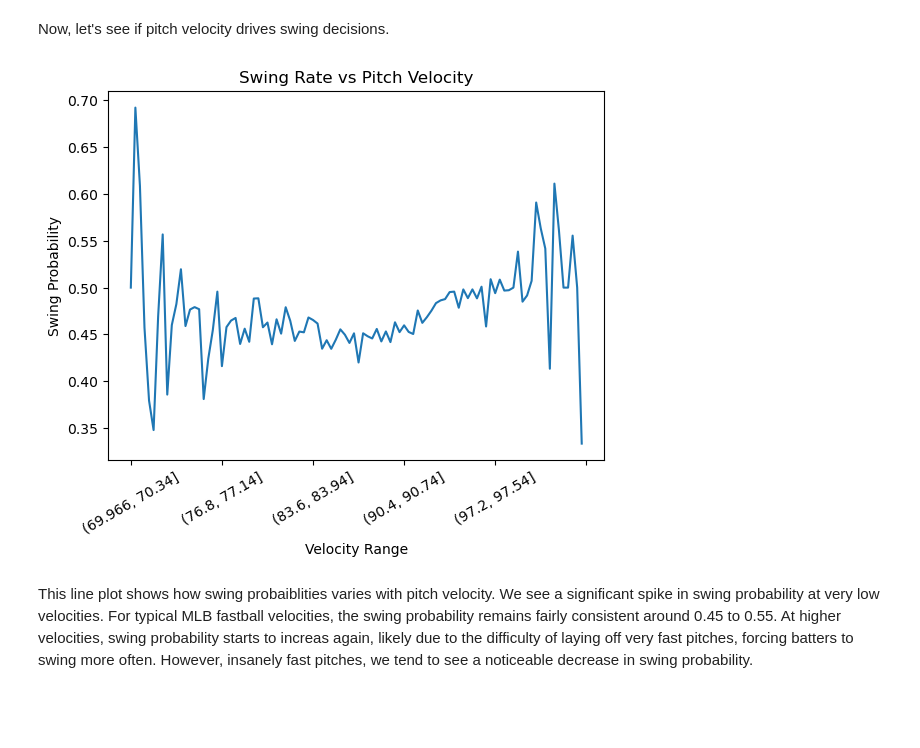
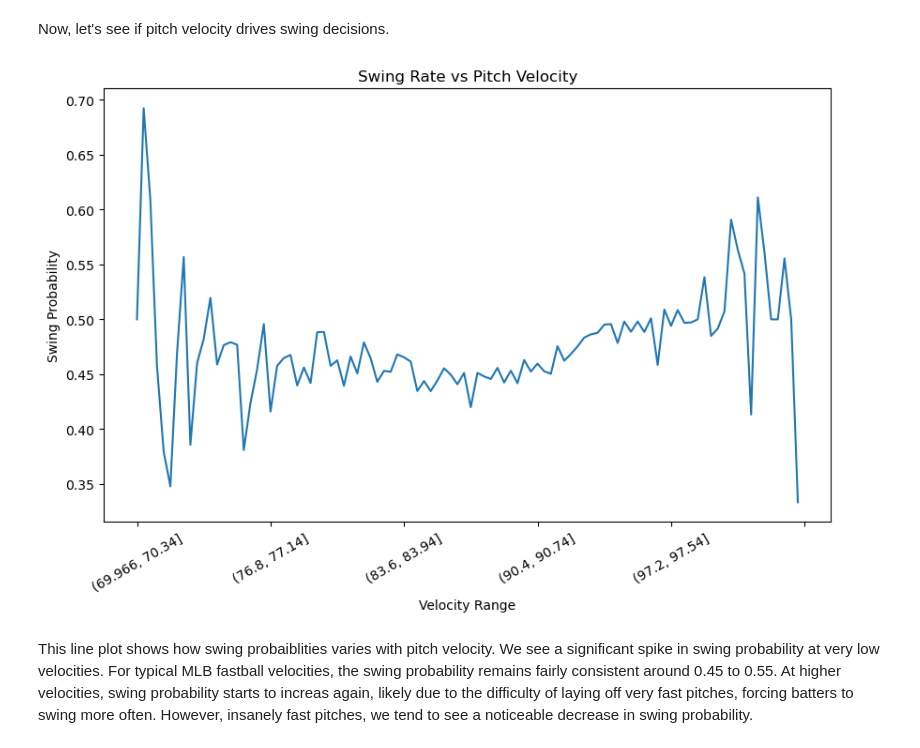
Before and after one commit to kyleduongg/statcastdata, a Jupyter notebook: statcast_eda.ipynb, the cells around one changed output. Saved outputs shown, nothing was run; the diff lists cells and outputs as text; code cells hidden in the pictures; blank space fills up the shorter version.

```diff
--- a/statcast_eda.ipynb
+++ b/statcast_eda.ipynb
@@ -213,14 +224,16 @@ Batters are more likely to swing at faster and more standard pitches like a 4-se
 Now, let's see if pitch velocity drives swing decisions.
 # %%
 bin_edges = pd.cut(june_statcast_2024["release_speed"], bins=100)
+
+plt.figure(figsize=(10, 6))
 
 june_statcast_2024.groupby(bin_edges, observed=False)["y_swing"].mean().plot()
 plt.xticks(rotation=30)
 plt.title("Swing Rate vs Pitch Velocity")
 plt.xlabel("Velocity Range")
 plt.ylabel("Swing Probability");
 # %% [output]
-[figure, old version]
+[figure, new version]
 # %% [markdown]
 This line plot shows how swing probaiblities varies with pitch velocity. We see a significant spike in swing probability at very low velocities. For typical MLB fastball velocities, the swing probability remains fairly consistent around 0.45 to 0.55. At higher velocities, swing probability starts to increas again, likely due to the difficulty of laying off very fast pitches, forcing batters to swing more often. However, insanely fast pitches, we tend to see a noticeable decrease in swing probability.
 # %% [markdown]
```
Also changed, not shown: parts of 5 cells of this notebook.
